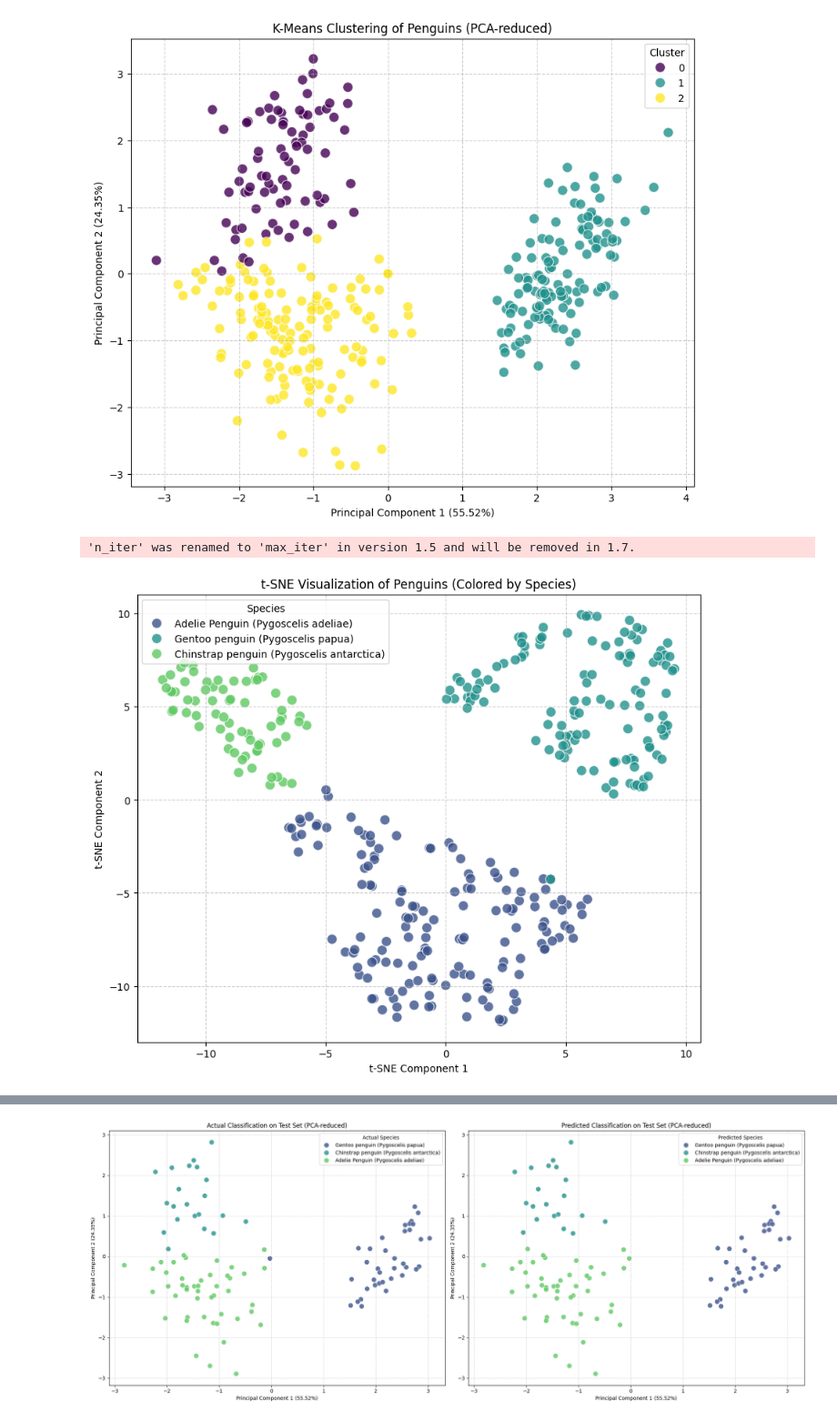
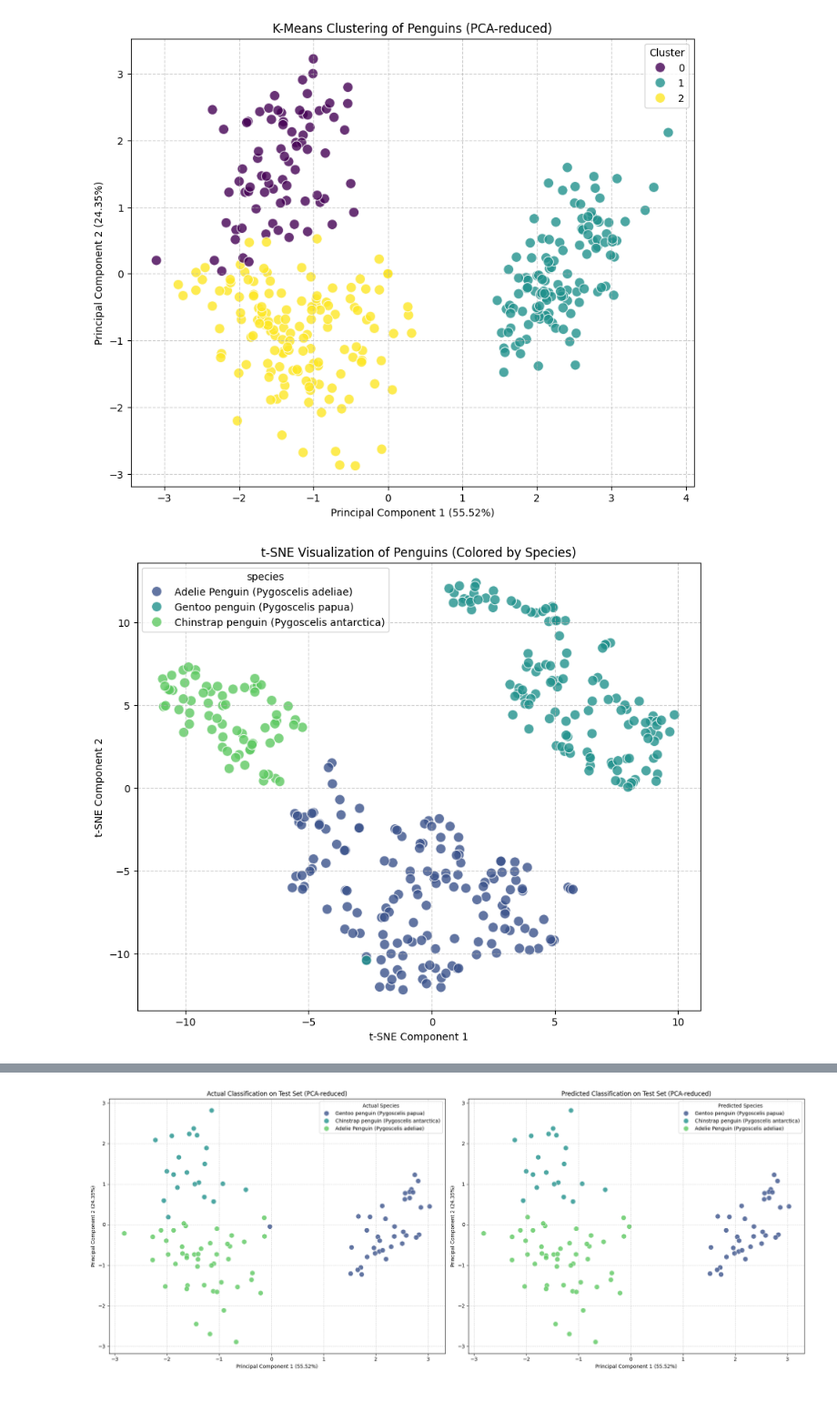
Before and after one commit to The-platypus20/Project_1_Data_Visualization_Penguins_Dashboard, a Jupyter notebook: MachineLearningMethods.ipynb, the cells around one changed output, grey strips where cells are left out. Shown at 91% size. Drawn from its saved outputs; the diff is of its cells as text; code cells hidden in the pictures.

```diff
--- a/MachineLearningMethods.ipynb
+++ b/MachineLearningMethods.ipynb
@@ -11,11 +11,11 @@ import matplotlib.pyplot as plt
 import seaborn as sns
 
 # Load the preprocessed data
-df_ml = pd.read_csv('penguins_preprocessed.csv')
+df_ml = pd.read_csv('data/penguins_preprocessed.csv')
 
 # Select numerical features for clustering
 # Exclude 'studyName', 'Sample Number', 'Region', 'Island', 'Stage', 'Clutch Completion', 'Date Egg', 'Sex', 'Individual ID'
-features = ['Culmen Length (mm)', 'Culmen Depth (mm)', 'Flipper Length (mm)', 'Body Mass (g)', 'Delta 15 N (o/oo)', 'Delta 13 C (o/oo)']
+features = ['bill_length_mm', 'bill_depth_mm', 'flipper_length_mm', 'body_mass_g', 'delta_15_n', 'delta_13_c']
 
 X = df_ml[features].copy()
 
@@ -62,35 +62,34 @@ import matplotlib.pyplot as plt
 import seaborn as sns
 
 # Prepare the data for t-SNE
 # Use the same scaled features that were used for K-Means and PCA
 X_scaled_tsne = X_scaled # X_scaled already contains all features used for clustering
 
 # Apply t-SNE
 # perplexity is a critical parameter, usually between 5 and 50
-# n_iter is the number of iterations for the optimization
-t_sne = TSNE(n_components=2, perplexity=30, n_iter=300, random_state=42, learning_rate='auto', init='random')
+# max_iter is the number of iterations for the optimization
+t_sne = TSNE(n_components=2, perplexity=30, max_iter=300, random_state=42, learning_rate='auto', init='random')
 X_tsne = t_sne.fit_transform(X_scaled_tsne)
 
 # Add t-SNE components to the DataFrame for plotting
 df_ml['TSNE1'] = X_tsne[:, 0]
 df_ml['TSNE2'] = X_tsne[:, 1]
 
 # Visualize the t-SNE results, colored by actual species
 plt.figure(figsize=(10, 8))
 sns.scatterplot(
     x='TSNE1',
     y='TSNE2',
-    hue='Species',
+    hue='species',
     palette='viridis',
     data=df_ml,
     s=100, # size of points
     alpha=0.8 # transparency
 )
 plt.title('t-SNE Visualization of Penguins (Colored by Species)')
 plt.xlabel('t-SNE Component 1')
 plt.ylabel('t-SNE Component 2')
 plt.grid(True, linestyle='--', alpha=0.6)
 plt.show()
 # %% [output]
-'n_iter' was renamed to 'max_iter' in version 1.5 and will be removed in 1.7.
-[figure, old version]
+[figure, new version]
```
Also changed, not shown: parts of 3 cells of this notebook, 7 other files.
